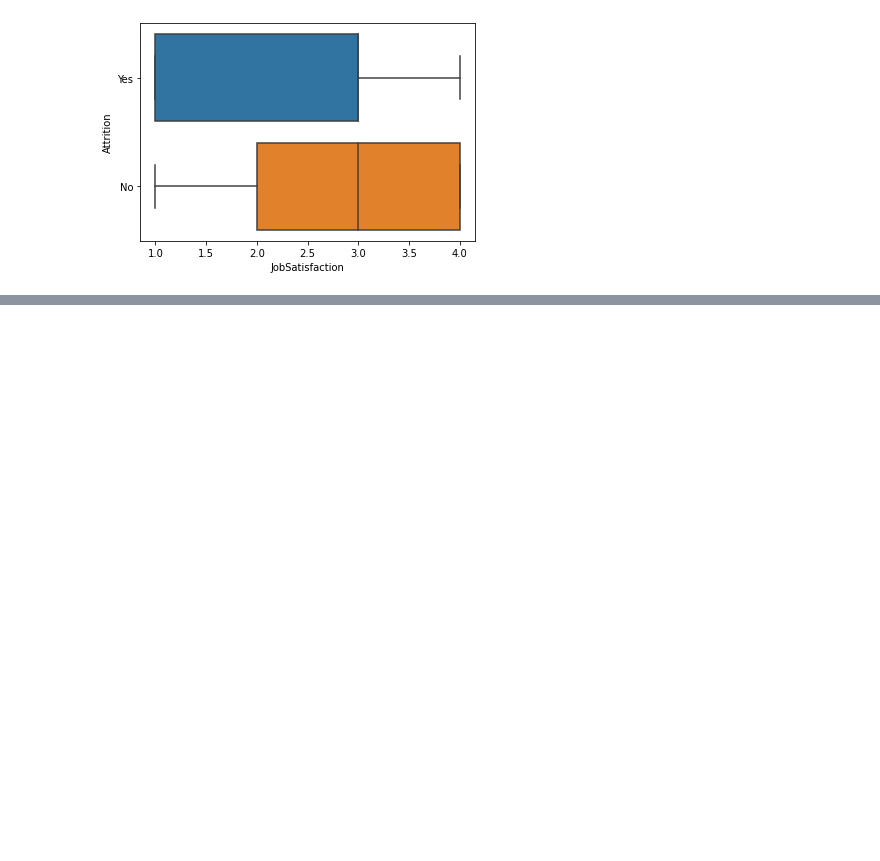
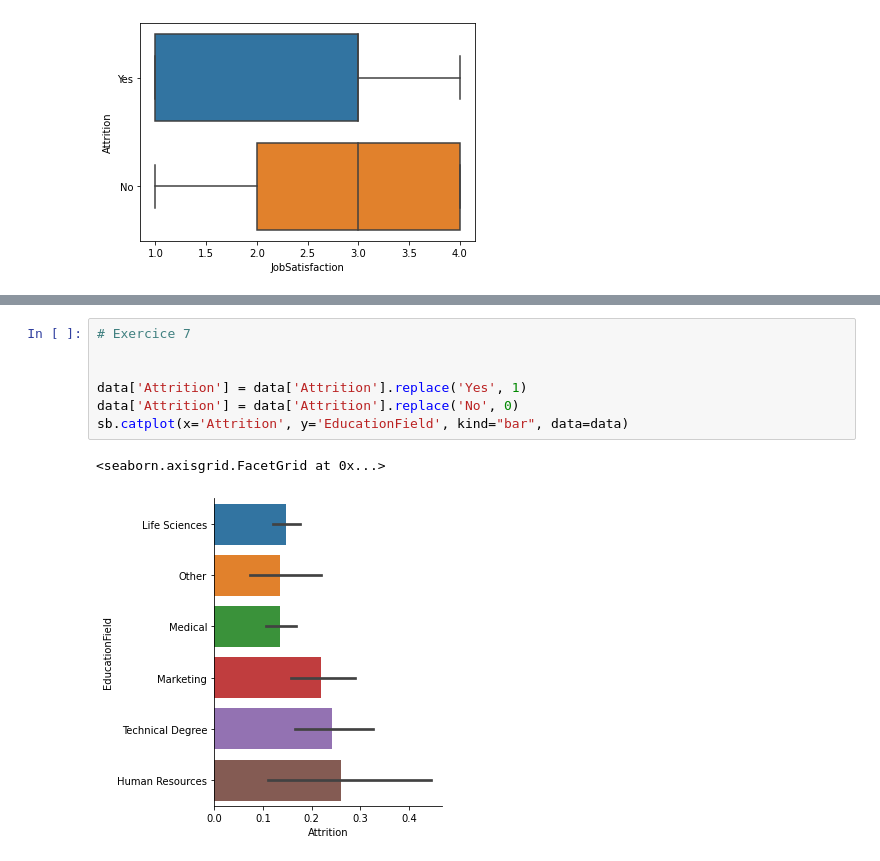
Before and after one commit to pereira-tony/td1-nosql-m1-web, a Jupyter notebook: Exercices/DataVis/Exercice_partie_3.ipynb, the cells around one changed output, grey strips where cells are left out. Saved outputs shown, nothing was run; the diff lists cells and outputs as text; blank space fills up the shorter version.

```diff
--- a/Exercices/DataVis/Exercice_partie_3.ipynb
+++ b/Exercices/DataVis/Exercice_partie_3.ipynb
@@ -42,0 +78,10 @@ sb.boxplot(x="JobSatisfaction", y="Attrition", data=data)
+# %%
+# Exercice 7
+
+
+data['Attrition'] = data['Attrition'].replace('Yes', 1)
+data['Attrition'] = data['Attrition'].replace('No', 0)
+sb.catplot(x='Attrition', y='EducationField', kind="bar", data=data)
+# %% [output]
+<seaborn.axisgrid.FacetGrid at 0x...>
+[figure, added]
```
Also changed, not shown: parts of 9 cells of this notebook.
